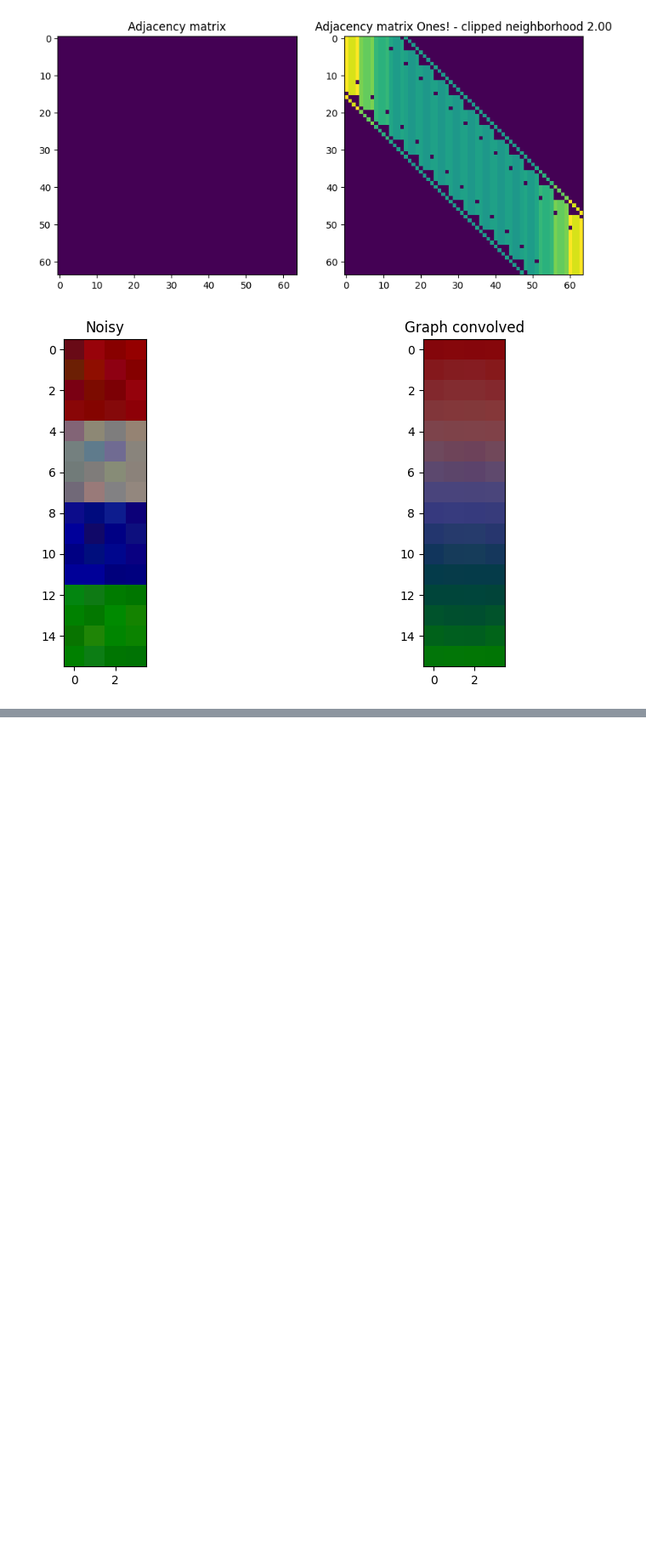
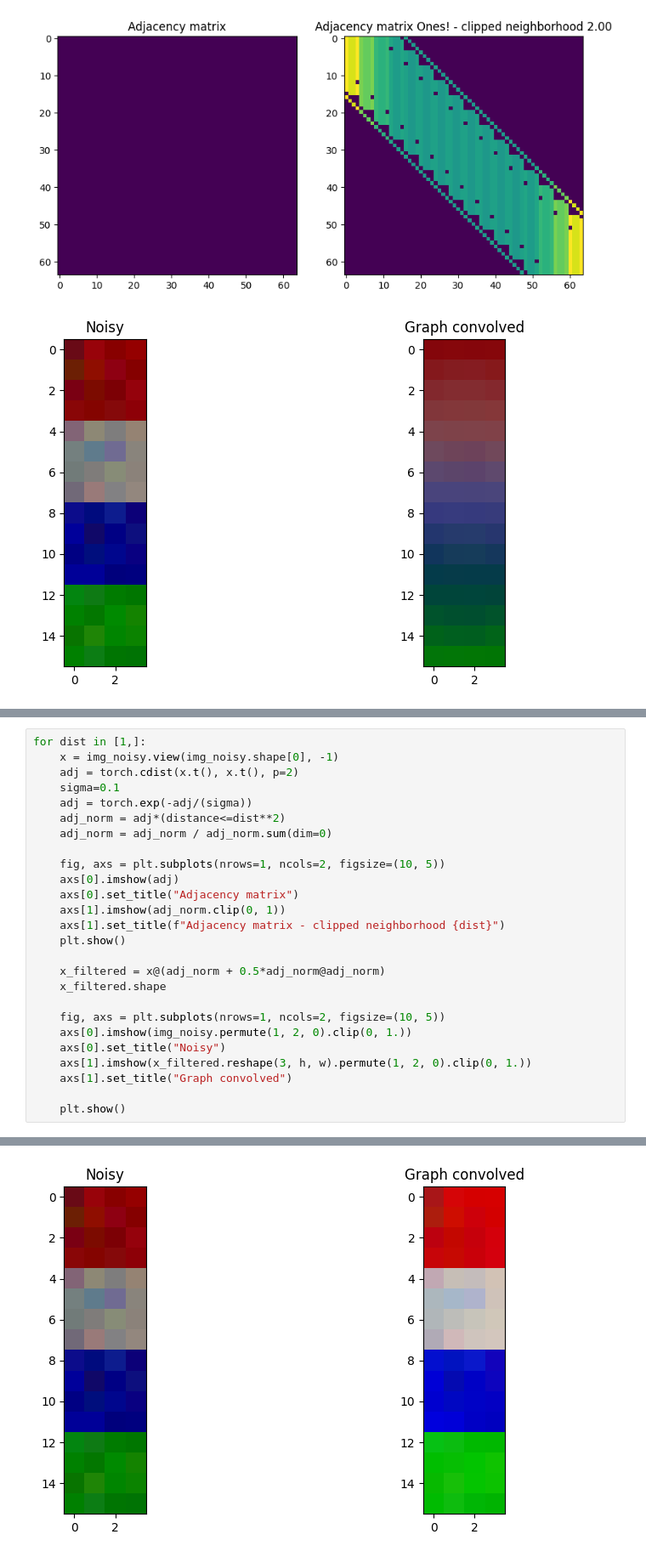
Before and after one commit to balthazarneveu/spectral_graph_convolutions, a Jupyter notebook: studies/graph_convolution_intuition.ipynb, the cells around one changed output, grey strips where cells are left out. Shown at 85% size. Saved outputs shown, nothing was run; the diff lists cells and outputs as text; blank space fills up the shorter version.

```diff
--- a/studies/graph_convolution_intuition.ipynb
+++ b/studies/graph_convolution_intuition.ipynb
@@ -113,0 +157,27 @@ for dist in [1, np.sqrt(2), 2]:
+# %%
+for dist in [1,]:
+    x = img_noisy.view(img_noisy.shape[0], -1)
+    adj = torch.cdist(x.t(), x.t(), p=2)
+    sigma=0.1
+    adj = torch.exp(-adj/(sigma))
+    adj_norm = adj*(distance<=dist**2)
+    adj_norm = adj_norm / adj_norm.sum(dim=0)
+
+    fig, axs = plt.subplots(nrows=1, ncols=2, figsize=(10, 5))
+    axs[0].imshow(adj)
+    axs[0].set_title("Adjacency matrix")
+    axs[1].imshow(adj_norm.clip(0, 1))
+    axs[1].set_title(f"Adjacency matrix - clipped neighborhood {dist}")
+    plt.show()
+
+    x_filtered = x@(adj_norm + 0.5*adj_norm@adj_norm)
+    x_filtered.shape
+
+    fig, axs = plt.subplots(nrows=1, ncols=2, figsize=(10, 5))
+    axs[0].imshow(img_noisy.permute(1, 2, 0).clip(0, 1.))
+    axs[0].set_title("Noisy")
+    axs[1].imshow(x_filtered.reshape(3, h, w).permute(1, 2, 0).clip(0, 1.))
+    axs[1].set_title("Graph convolved")
+
+    plt.show()
+# %% [output]
@@ -113,0 +185 @@ for dist in [1, np.sqrt(2), 2]:
+[figure, added]
```
Also changed, not shown: parts of 4 cells of this notebook.
